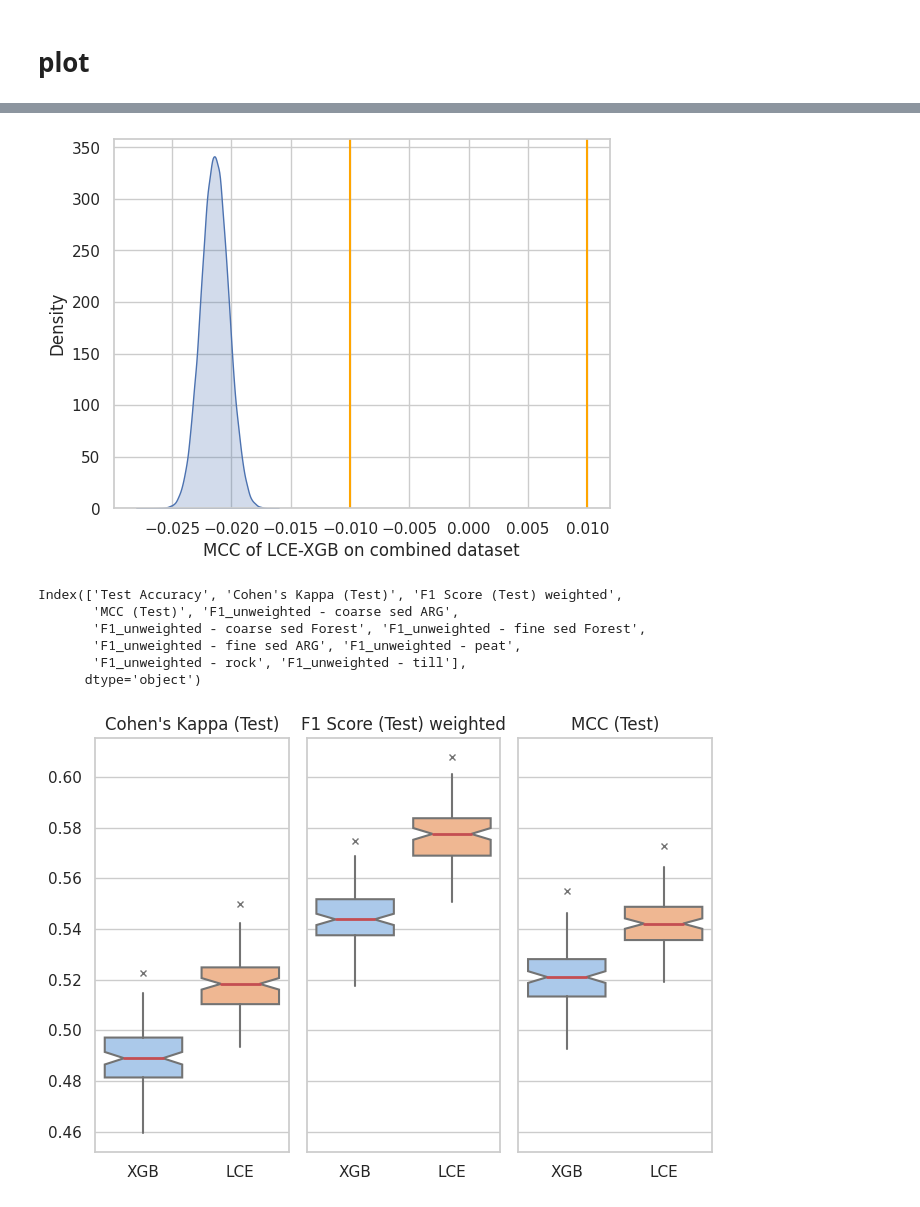
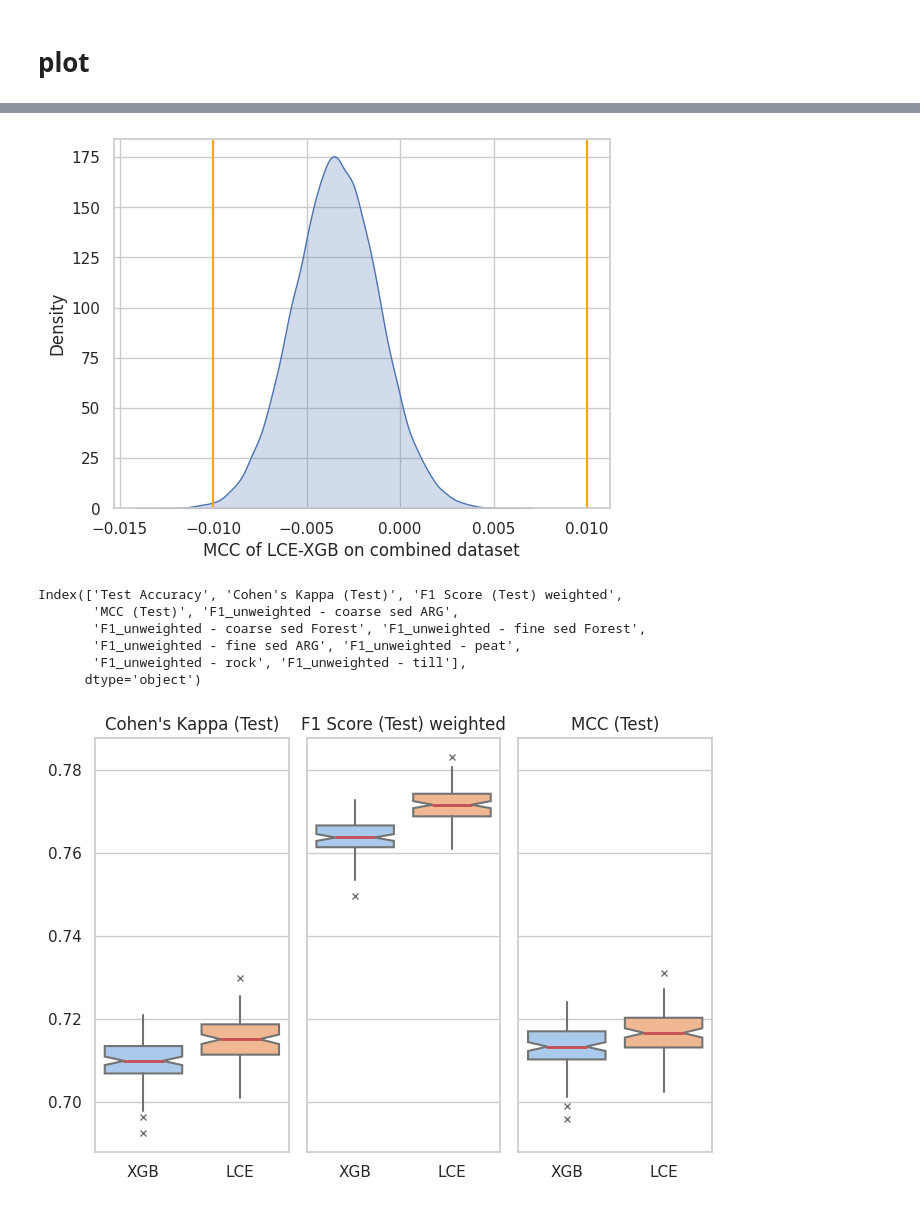
Before and after one commit to linyq017/Compare_models, a Jupyter notebook: 4. Bayesian_ttest_model_comparison.ipynb, the cells around one changed output, grey strips where cells are left out. Drawn from its saved outputs; the diff is of its cells as text; code cells hidden in the pictures.

```diff
--- a/4. Bayesian_ttest_model_comparison.ipynb
+++ b/4. Bayesian_ttest_model_comparison.ipynb
@@ -7,8 +7,8 @@ import seaborn as sns
 # import test metrics
 # %%
 # import LCE and XGB test metrics
-lce = pd.read_csv('/workspace/data/SGU/SFSI/SFSI/LCE10x_akermark_7class/20231113092344/LCE_test_metrics.csv', sep= ',', decimal = '.')
-xgb = pd.read_csv('/workspace/data/SGU/SFSI/SFSI/XBG10x_akermark_7class/20231115122858/XGB_test_metrics.csv', sep= ',', decimal = '.')
+lce = pd.read_csv('/workspace/data/SGU/SFSI/SFSI/LCE10x_akermark_7class/20231122170432/LCE_test_metrics.csv', sep= ',', decimal = '.')
+xgb = pd.read_csv('/workspace/data/SGU/SFSI/SFSI/XBG10x_akermark_7class/20231124031245/XGB_test_metrics.csv', sep= ',', decimal = '.')
 # read MCC
 lce_mcc = lce["MCC (Test)"].to_numpy()
 xgb_mcc = xgb["MCC (Test)"].to_numpy()
@@ -114,5 +165,6 @@ def correlated_ttest(x, rope, runs=1, verbose=False, names=('C1', 'C2')):
 # %%
 names = ['LCE', 'XGB']
 rope=0.01
-left, within, right = correlated_ttest(x, rope=rope,runs=1,verbose=True,names=names)
+rho=0.11820452940857003
+left, within, right = correlated_ttest(x, rope=rope,rho=rho,verbose=True,names=names)
 # %% [output]
@@ -128,5 +174,5 @@ two_on_multiple(lce_mcc, xgb_mcc, rope=0.01, runs=1, names = ['LCE', 'XGB'], plo
 # %%
-def correlated_ttest_MC(x, rope, runs=1,  nsamples=50000):
+def correlated_ttest_MC(x, rope, rho,  nsamples=50000):
     """
     See correlated_ttest module for explanations
     """
@@ -134,10 +180,10 @@ def correlated_ttest_MC(x, rope, runs=1,  nsamples=50000):
         x = x[:, 1] - x[:, 0]
     diff=x
     n = len(diff)
-    nfolds = n / runs
+    correction_factor = (1 / n) + rho / (1 - rho)
     x = np.mean(diff)
     # Nadeau's and Bengio's corrected variance
-    var = np.var(diff, ddof=1) * (1 / n + 1 / (nfolds - 1))
+    var = np.var(diff, ddof=1) * correction_factor
     if var == 0:
         return int(x < rope), int(-rope <= x <= rope), int(rope < x)
 
@@ -145,20 +191,22 @@ def correlated_ttest_MC(x, rope, runs=1,  nsamples=50000):
 # %%
 import warnings
 warnings.filterwarnings('ignore')
 %matplotlib inline
 import matplotlib.pyplot as plt
 import seaborn as snb
 #generate samples from posterior (it is not necesssary because the posterior is a Student)
-samples=correlated_ttest_MC(x, rope=rope,runs=1,nsamples=50000)
+rope=0.01
+rho=0.223
+samples=correlated_ttest_MC(x, rope=rope,rho=rho,nsamples=50000)
 #plot posterior
 snb.kdeplot(samples, shade=True)
 #plot rope region
 plt.axvline(x=-rope,color='orange')
 plt.axvline(x=rope,color='orange')
 #add label
 plt.xlabel('MCC of LCE-XGB on combined dataset');
 # %% [output]
-[figure, old version]
+[figure, new version]
 # %%
 lce.columns
 # %% [output]
@@ -194,7 +242,7 @@ plt.tight_layout()
 # Show the plot
 plt.show()
 # %% [output]
-[figure, old version]
+[figure, new version]
 # %%
 import seaborn as sns
 
```
Also changed, not shown: parts of 9 cells of this notebook, 1 other file.
